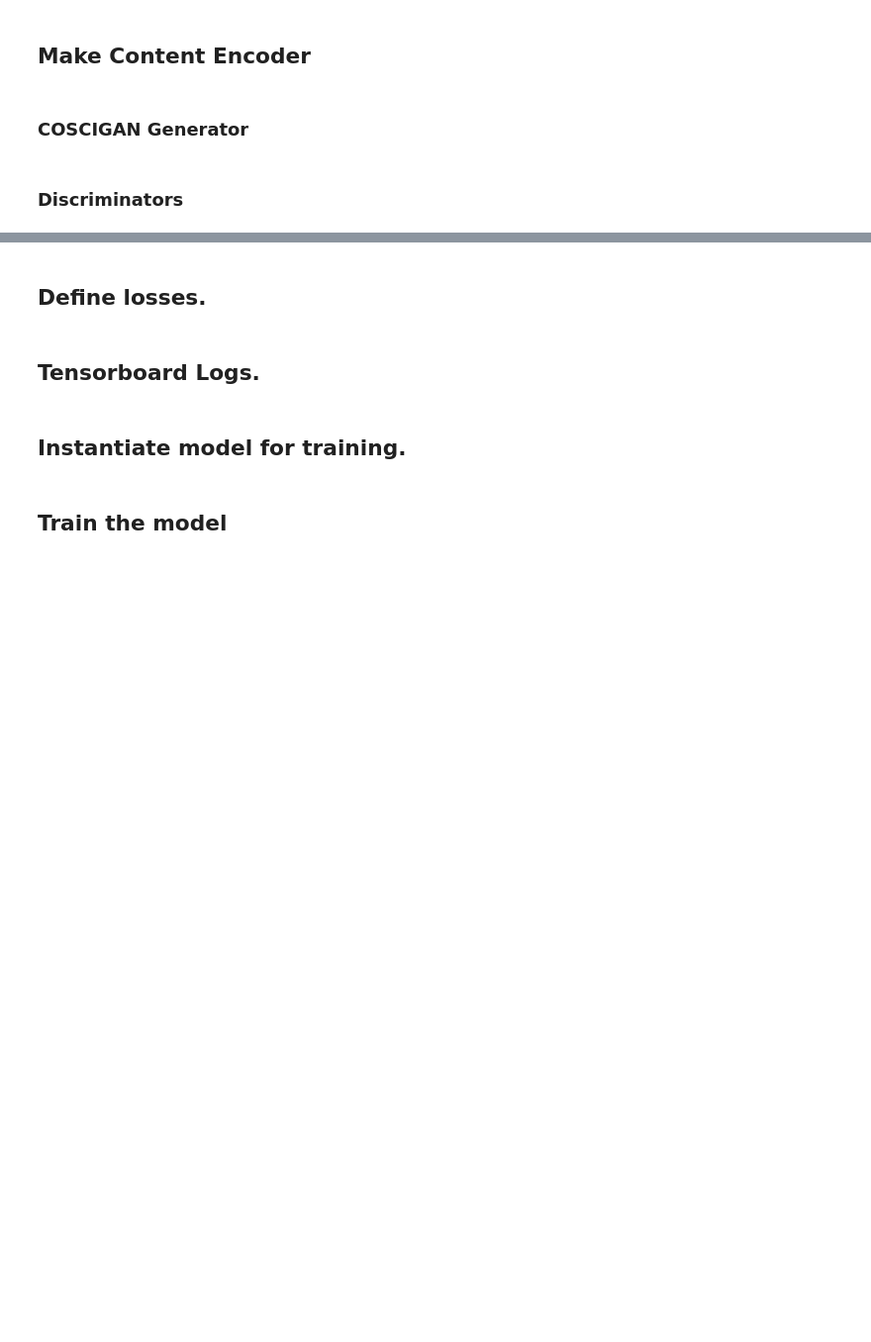
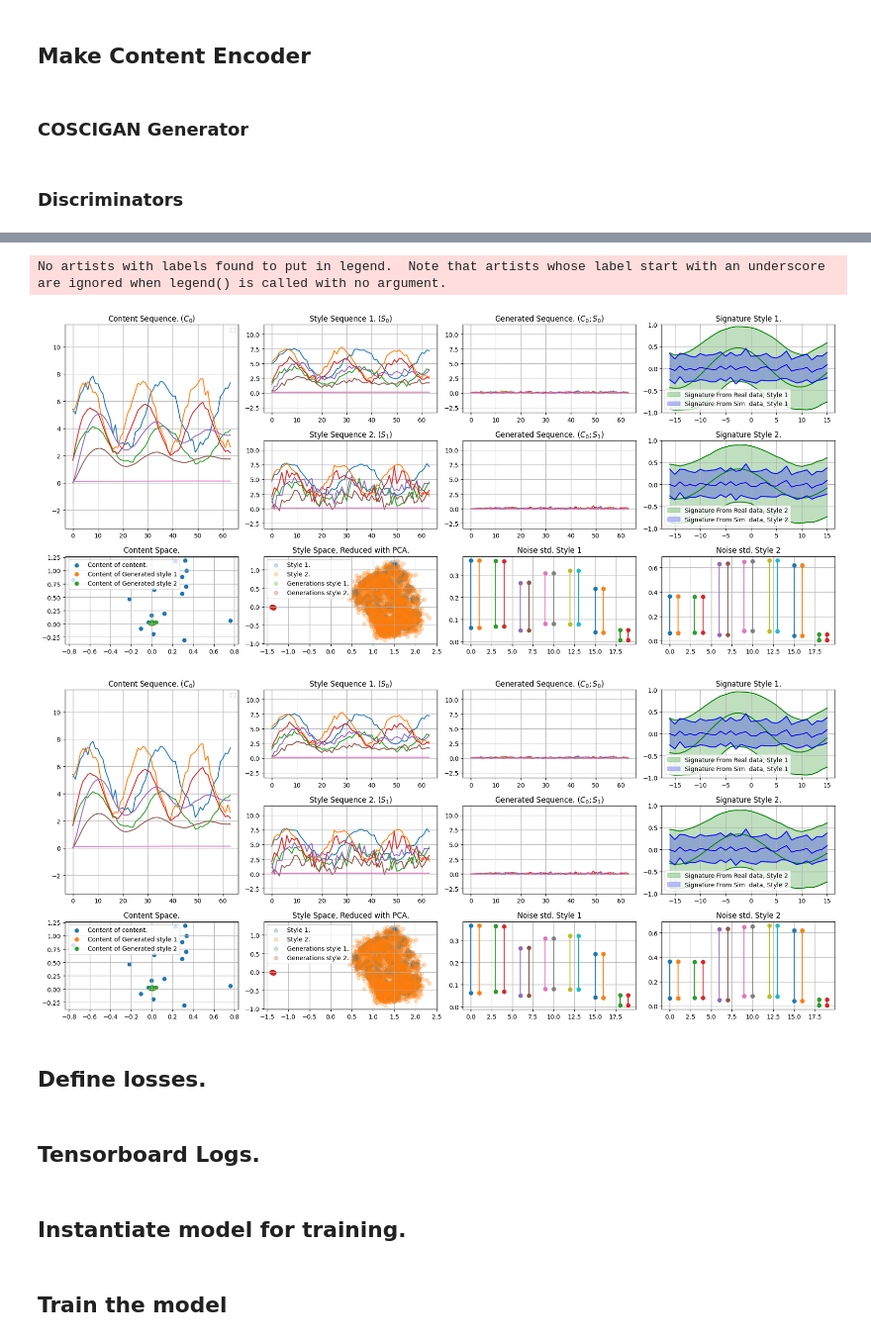
Before and after one commit to Henri-Hoyez/TimeSeriesStyleTransfer, a Jupyter notebook: 2024-06-24 - time series Style Transfer COSCIGAN.ipynb, the cells around one changed output, grey strips where cells are left out. Shown at 99% size. Drawn from its saved outputs; the diff is of its cells as text; code cells hidden in the pictures; blank space fills up the shorter version.

Commit message:
Feat: Metric Normalization and some trainings. Future Work:     - Clean the scripts;     - Integrate other test like t-SNE and UMAP.

```diff
--- a/2024-06-24 - time series Style Transfer COSCIGAN.ipynb
+++ b/2024-06-24 - time series Style Transfer COSCIGAN.ipynb
@@ -71,9 +73,9 @@ L_ADV=  0.05
 L_LOCAL = 0.1
 L_GLOBAL = 0.1
 
-REDUCE_TRAIN_SET = False
+REDUCE_TRAIN_SET = True
 
-BASE_DIR = f"logs - final algo/{EXPERIMENT_NAME}"
+BASE_DIR = f"logs - final algo simple metric/{EXPERIMENT_NAME}"
 TRAIN_LOGS_DIR_PATH = f"{BASE_DIR}/train"
 VALID_LOGS_DIR_PATH = f"{BASE_DIR}/valid"
 GENERATION_LOG = f"{BASE_DIR}/Generations"
@@ -419,5 +467,17 @@ seed_style2_valid = get_batches(style2_dset_valid, 50)
 # %%
-def plot_generated_sequence2(content_sequences, style1_sequences, style2_sequences, show=False):
+def plot_generated_sequence2(
+        content_sequences,
+        style1_sequences,
+        style2_sequences,
+        real_noise_s1_train,
+        real_noise_s1_valid,
+        real_noise_s2_train,
+        real_noise_s2_valid,
+        gen_noise_s1_train,
+        gen_noise_s1_valid,
+        gen_noise_s2_train,
+        gen_noise_s2_valid,
+        show=False):
 
     # Make Generated sequence for visualization.
     content_of_content = content_encoder(content_sequences, training=False)
@@ -541,36 +601,91 @@ def plot_generated_sequence2(content_sequences, style1_sequences, style2_sequenc
 
     plt.fill_between(x, averaged_rs2_sig[:, 0].reshape((-1,)), averaged_rs2_sig[:, 1].reshape((-1,)), color="g", alpha=0.25, label="Signature From Real data, Style 2")
     plt.fill_between(x, averaged_gs2_sig[:, 0].reshape((-1,)), averaged_gs2_sig[:, 1].reshape((-1,)), color="b", alpha=0.25, label="Signature From Sim  data, Style 2")
 
     ax04.grid(True)
     ax04.set_ylim(-1, 1)
     ax04.legend()
 
 
 # #####
-    ax10 = fig.add_subplot(spec[2, :3])
+    ax10 = fig.add_subplot(spec[2, :2])
     ax10.set_title('Content Space.')
     ax10.scatter(content_of_content[0, :, 0], content_of_content[0, :, 1],  label='Content of content.')
     ax10.scatter(c_style1_generated[0, :, 0], c_style1_generated[0, :, 1], label='Content of Generated style 1')
     ax10.scatter(c_style2_generated[0, :, 0], c_style2_generated[0, :, 1],  label='Content of Generated style 2')
     ax10.grid(True)
     ax10.legend()
 
-    ax11 = fig.add_subplot(spec[2, 3:])
+    ax11 = fig.add_subplot(spec[2, 2:4])
     ax11.set_title('Style Space, Reduced with PCA.')
     ax11.scatter(reduced_style1[:, 0], reduced_style1[:, 1], label='Style 1.', alpha=0.25)
     ax11.scatter(reduced_style2[:, 0], reduced_style2[:, 1], label='Style 2.', alpha=0.25)
     ax11.scatter(reduced_style1_generated[:, 0], reduced_style1_generated[:, 1], label='Generations style 1.', alpha=0.25)
     ax11.scatter(reduced_style2_generated[:, 0], reduced_style2_generated[:, 1], label='Generations style 2.', alpha=0.25)
 
     ax11.grid(True)
     ax11.legend()
 
+    ax12 = fig.add_subplot(spec[2, 4:6])
+    ax12.set_title('Noise std. Style 1')
+
+    for i in range(real_noise_s1_train.shape[0]):
+
+        ax12.plot([3*i, 3*i], [real_noise_s1_train[i], gen_noise_s1_train[i]], "o-")
+        ax12.scatter(3* i, real_noise_s1_train[i], label=f"Noise STD Real S1 Train. signal {i}")
+        ax12.scatter(3*i, gen_noise_s1_train[i],  label=f"Noise STD Gen S1 Train. Signal {i}")
+
+        ax12.plot([3*i +1, 3*i +1], [real_noise_s1_valid[i], gen_noise_s1_valid[i]], "o-")
+        ax12.scatter(3* i+1 , real_noise_s1_valid[i], label=f"Noise STD Real S1 Valid. signal {i}")
+        ax12.scatter(3* i+1, gen_noise_s1_valid[i],  label=f"Noise STD Gen S1 Valid. Signal {i}")
+
+
+    ax12.grid(True)
+
+    ax13 = fig.add_subplot(spec[2, 6:])
+    ax13.set_title('Noise std. Style 2')
+
+
+    for i in range(real_noise_s1_train.shape[0]):
+        ax13.plot([3*i, 3*i], [real_noise_s2_train[i], gen_noise_s2_train[i]], "o-")
+        ax13.scatter(3* i, real_noise_s2_train[i], label=f"Noise STD Real S2 Train. signal {i}")
+        ax13.scatter(3* i, gen_noise_s2_train[i],  label=f"Noise STD Gen S2 Train. Signal {i}")
+
+        ax13.plot([3*i+1, 3*i+1], [real_noise_s2_valid[i], gen_noise_s2_valid[i]], "o-")
+        ax13.scatter(3* i+1, real_noise_s2_valid[i], label=f"Noise STD Real S2 Valid. signal {i}")
+        ax13.scatter(3* i+1, gen_noise_s2_valid[i],  label=f"Noise STD Gen S2 Valid. Signal {i}")
+
+    ax13.grid(True)
+
     plt.tight_layout()
 
     return fig
 
-plot_generated_sequence2(seed_content_valid, seed_style1_valid, seed_style2_valid)
+
+extracted_trends_s1_train, generated_s1_noise_train
+extracted_trends_s2_train, generated_s2_noise_train
+
+extracted_trends_s1_valid, generated_s1_noise_valid
+extracted_trends_s2_valid, generated_s2_noise_valid
+
+
+plot_generated_sequence2(
+    seed_content_valid,
+    seed_style1_valid,
+    seed_style2_valid,
+    seed_style1_noise_train,
+    seed_style1_noise_valid,
+    seed_style2_noise_train,
+    seed_style2_noise_valid,
+    generated_s1_noise_train,
+    generated_s1_noise_valid,
+    generated_s2_noise_train,
+    generated_s2_noise_valid
+    )
+# %% [output]
+No artists with labels found to put in legend.  Note that artists whose label start with an underscore are ignored when legend() is called with no argument.
+[figure, added]
+[figure, added]
 # %%
 def fig_to_buff(fig):
     buf = io.BytesIO()
```
Also changed, not shown: parts of 12 cells of this notebook, 1 other file.
